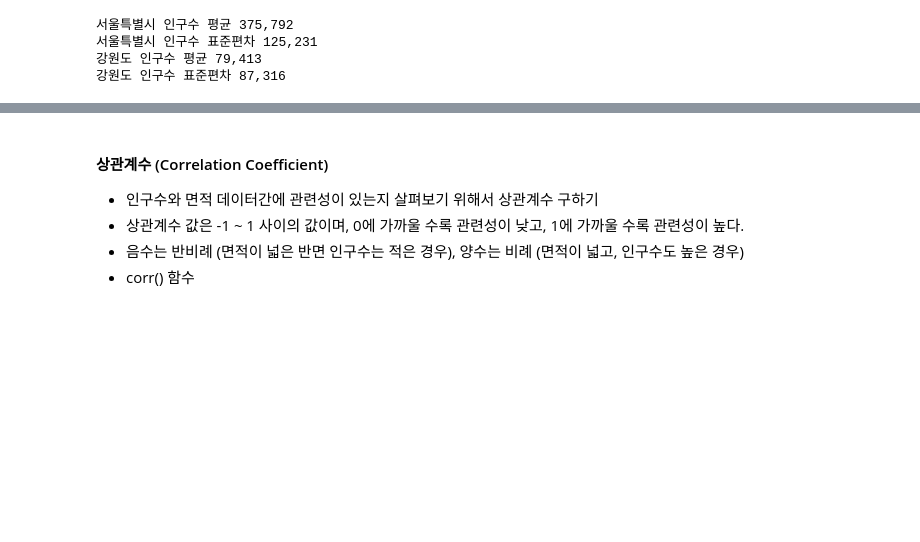
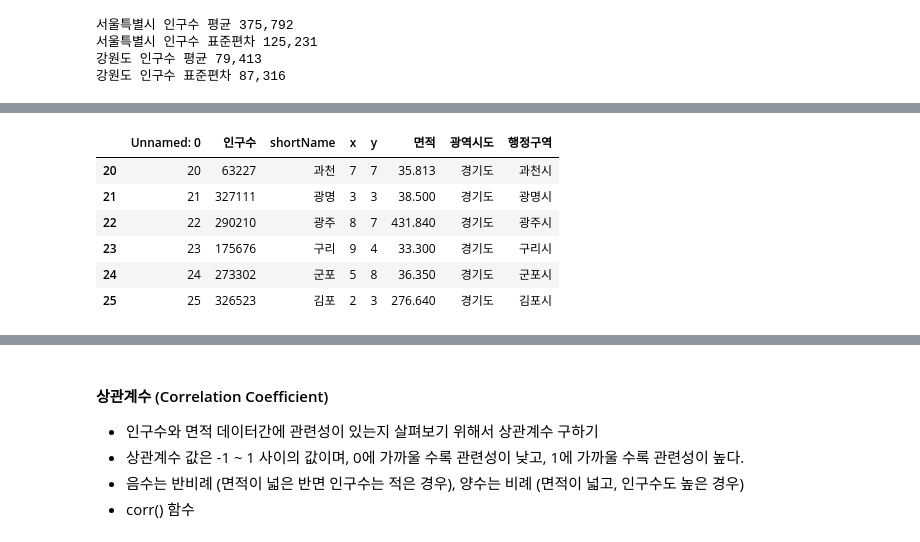
Before and after one commit to Daviswhistle/Python_Webscrapping_Analysis, a Jupyter notebook: 03-1.행정구역정보_분석과시각화.ipynb, the cells around one changed output, grey strips where cells are left out. Drawn from its saved outputs; the diff is of its cells as text; code cells hidden in the pictures; blank space fills up the shorter version.

```diff
--- a/03-1.행정구역정보_분석과시각화.ipynb
+++ b/03-1.행정구역정보_분석과시각화.ipynb
@@ -313,0 +311,10 @@ AttributeError: 'float' object has no attribute 'fillna'
+# %%
+data.loc[20:25]
+# %% [output]
+|  | Unnamed: 0 | 인구수 | shortName | x | y | 면적 | 광역시도 | 행정구역 |
+| 20 | 20 | 63227 | 과천 | 7 | 7 | 35.813 | 경기도 | 과천시 |
+| 21 | 21 | 327111 | 광명 | 3 | 3 | 38.500 | 경기도 | 광명시 |
+| 22 | 22 | 290210 | 광주 | 8 | 7 | 431.840 | 경기도 | 광주시 |
+| 23 | 23 | 175676 | 구리 | 9 | 4 | 33.300 | 경기도 | 구리시 |
+| 24 | 24 | 273302 | 군포 | 5 | 8 | 36.350 | 경기도 | 군포시 |
+| 25 | 25 | 326523 | 김포 | 2 | 3 | 276.640 | 경기도 | 김포시 |
```
Also changed, not shown: parts of 17 cells of this notebook, 1 other file.
